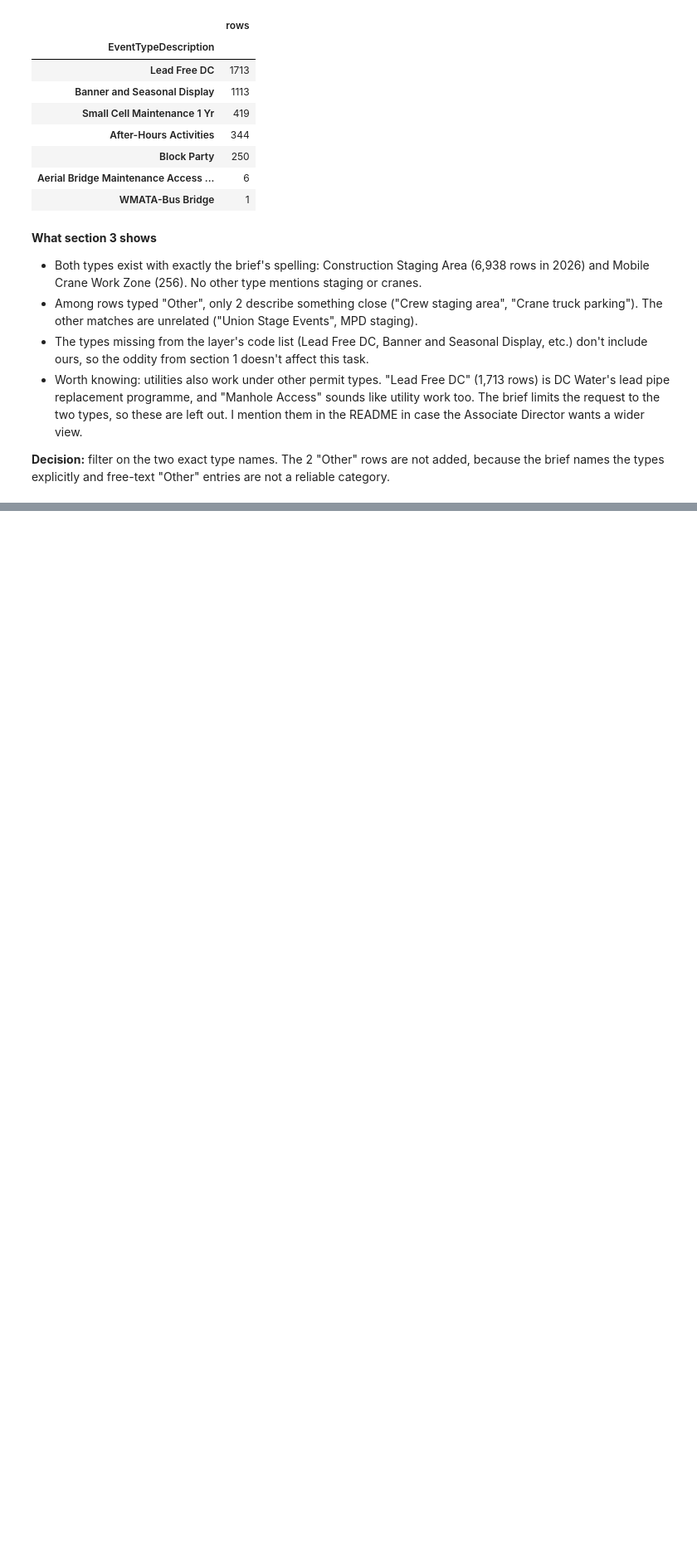
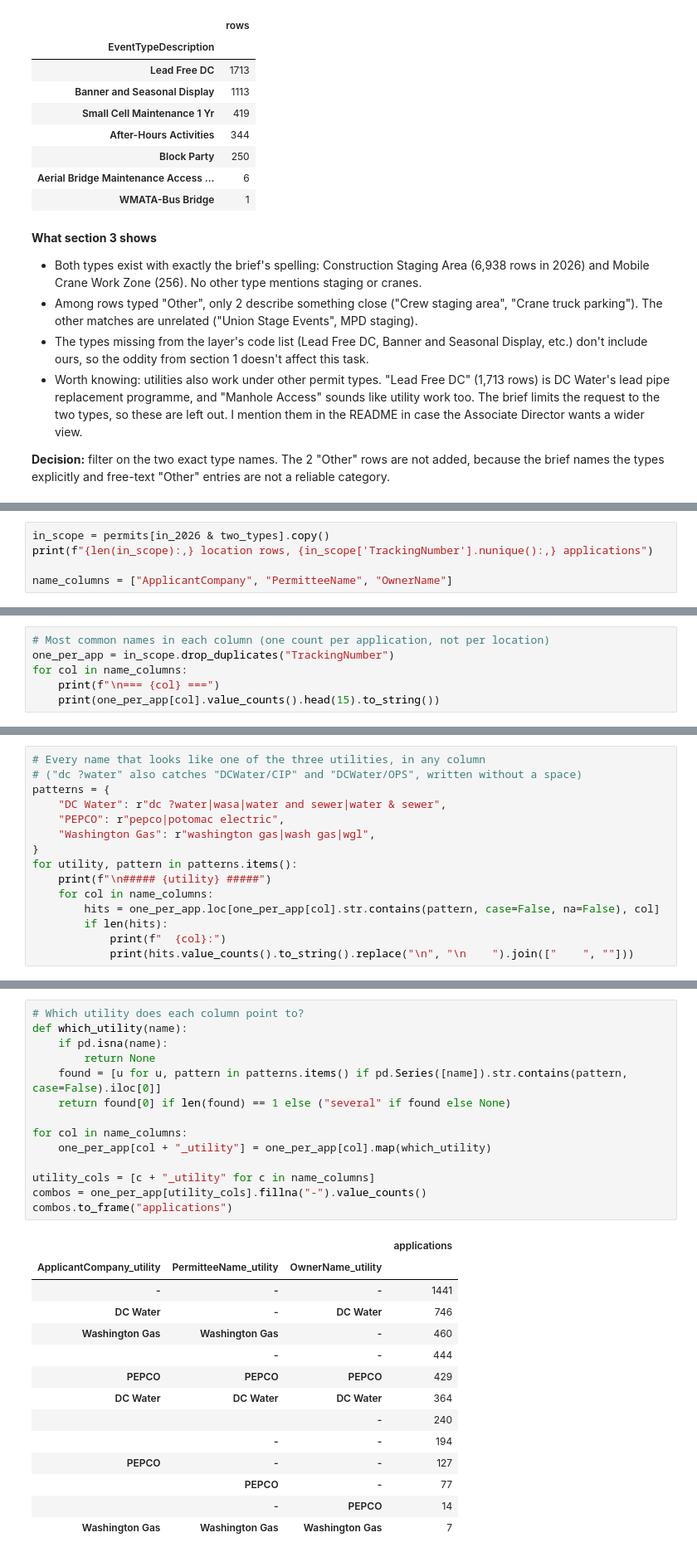
Before and after one commit to taj771/cs12-ddot-assessment, a Jupyter notebook: python_test/enrichment/step1_explore_layer24.ipynb, the cells around one changed output, grey strips where cells are left out. Shown at 83% size. Drawn from its saved outputs; the diff is of its cells as text; blank space fills up the shorter version.

Commit message:
Identify utility permits by company name

```diff
--- a/python_test/enrichment/step1_explore_layer24.ipynb
+++ b/python_test/enrichment/step1_explore_layer24.ipynb
@@ -298,0 +305,5 @@ unlisted.value_counts().to_frame("rows")
+# %%
+in_scope = permits[in_2026 & two_types].copy()
+print(f"{len(in_scope):,} location rows, {in_scope['TrackingNumber'].nunique():,} applications")
+
+name_columns = ["ApplicantCompany", "PermitteeName", "OwnerName"]
@@ -298,0 +312,6 @@ unlisted.value_counts().to_frame("rows")
+# %%
+# Most common names in each column (one count per application, not per location)
+one_per_app = in_scope.drop_duplicates("TrackingNumber")
+for col in name_columns:
+    print(f"\n=== {col} ===")
+    print(one_per_app[col].value_counts().head(15).to_string())
@@ -298,0 +336,15 @@ unlisted.value_counts().to_frame("rows")
+# %%
+# Every name that looks like one of the three utilities, in any column
+# ("dc ?water" also catches "DCWater/CIP" and "DCWater/OPS", written without a space)
+patterns = {
+    "DC Water": r"dc ?water|wasa|water and sewer|water & sewer",
+    "PEPCO": r"pepco|potomac electric",
+    "Washington Gas": r"washington gas|wash gas|wgl",
+}
+for utility, pattern in patterns.items():
+    print(f"\n##### {utility} #####")
+    for col in name_columns:
+        hits = one_per_app.loc[one_per_app[col].str.contains(pattern, case=False, na=False), col]
+        if len(hits):
+            print(f"  {col}:")
+            print(hits.value_counts().to_string().replace("\n", "\n    ").join(["    ", ""]))
@@ -298,0 +369,29 @@ unlisted.value_counts().to_frame("rows")
+# %%
+# Which utility does each column point to?
+def which_utility(name):
+    if pd.isna(name):
+        return None
+    found = [u for u, pattern in patterns.items() if pd.Series([name]).str.contains(pattern, case=False).iloc[0]]
+    return found[0] if len(found) == 1 else ("several" if found else None)
+
+for col in name_columns:
+    one_per_app[col + "_utility"] = one_per_app[col].map(which_utility)
+
+utility_cols = [c + "_utility" for c in name_columns]
+combos = one_per_app[utility_cols].fillna("-").value_counts()
+combos.to_frame("applications")
+# %% [output]
+|  |  |  | applications |
+| ApplicantCompany_utility | PermitteeName_utility | OwnerName_utility |  |
+| - | - | - | 1441 |
+| DC Water | - | DC Water | 746 |
+| Washington Gas | Washington Gas | - | 460 |
+|  | - | - | 444 |
+| PEPCO | PEPCO | PEPCO | 429 |
+| DC Water | DC Water | DC Water | 364 |
+|  |  | - | 240 |
+|  | - | - | 194 |
+| PEPCO | - | - | 127 |
+|  | PEPCO | - | 77 |
+|  | - | PEPCO | 14 |
+| Washington Gas | Washington Gas | Washington Gas | 7 |
```
Also changed, not shown: parts of 10 cells of this notebook, 1 other file.
